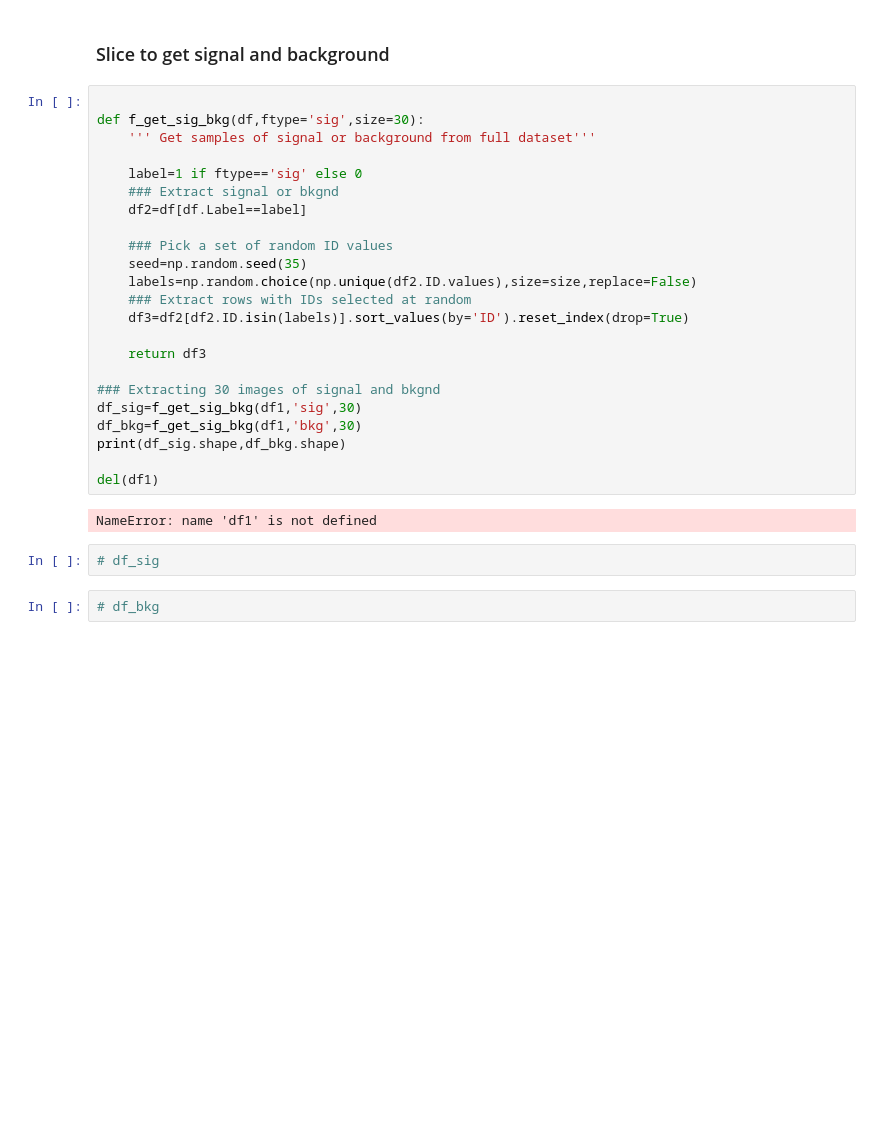
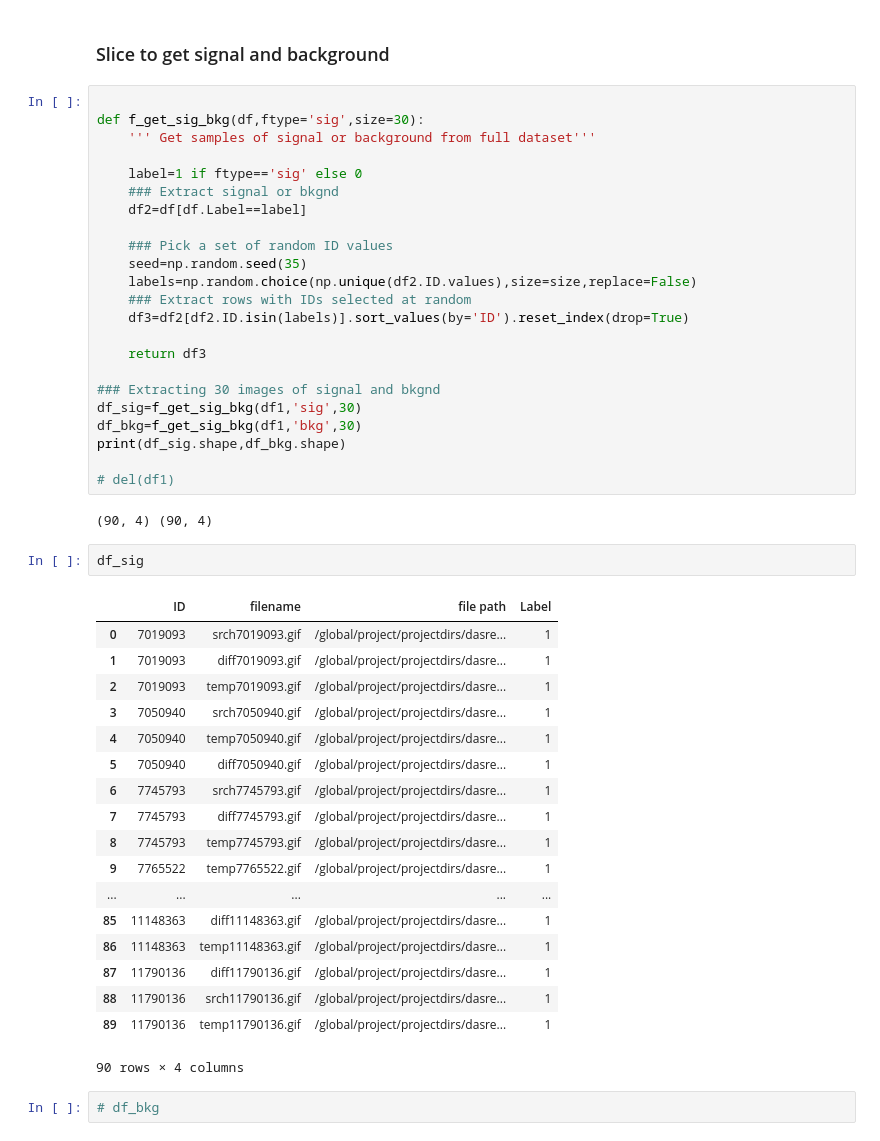
Before and after one commit to vmos1/cnn_supernova, a Jupyter notebook: 1_raw_data_visualization/1_view_images.ipynb, the cells around one changed output. Cells and saved outputs as stored; diff of their text form; blank space fills up the shorter version.

```diff
--- a/1_raw_data_visualization/1_view_images.ipynb
+++ b/1_raw_data_visualization/1_view_images.ipynb
@@ -50,11 +58,30 @@ df_sig=f_get_sig_bkg(df1,'sig',30)
 df_bkg=f_get_sig_bkg(df1,'bkg',30)
 print(df_sig.shape,df_bkg.shape)
 
-del(df1)
+# del(df1)
 # %% [output]
-NameError: name 'df1' is not defined
+(90, 4) (90, 4)
-# %%
-# df_sig
+# %%
+df_sig
+# %% [output]
+|  | ID | filename | file path | Label |
+| 0 | 7019093 | srch7019093.gif | /global/project/projectdirs/dasre... | 1 |
+| 1 | 7019093 | diff7019093.gif | /global/project/projectdirs/dasre... | 1 |
+| 2 | 7019093 | temp7019093.gif | /global/project/projectdirs/dasre... | 1 |
+| 3 | 7050940 | srch7050940.gif | /global/project/projectdirs/dasre... | 1 |
+| 4 | 7050940 | temp7050940.gif | /global/project/projectdirs/dasre... | 1 |
+| 5 | 7050940 | diff7050940.gif | /global/project/projectdirs/dasre... | 1 |
+| 6 | 7745793 | srch7745793.gif | /global/project/projectdirs/dasre... | 1 |
+| 7 | 7745793 | diff7745793.gif | /global/project/projectdirs/dasre... | 1 |
+| 8 | 7745793 | temp7745793.gif | /global/project/projectdirs/dasre... | 1 |
+| 9 | 7765522 | temp7765522.gif | /global/project/projectdirs/dasre... | 1 |
+| ... | ... | ... | ... | ... |
+| 85 | 11148363 | diff11148363.gif | /global/project/projectdirs/dasre... | 1 |
+| 86 | 11148363 | temp11148363.gif | /global/project/projectdirs/dasre... | 1 |
+| 87 | 11790136 | diff11790136.gif | /global/project/projectdirs/dasre... | 1 |
+| 88 | 11790136 | srch11790136.gif | /global/project/projectdirs/dasre... | 1 |
+| 89 | 11790136 | temp11790136.gif | /global/project/projectdirs/dasre... | 1 |
+90 rows × 4 columns
 # %%
 # df_bkg
 # %% [markdown]
```
Also changed, not shown: parts of 4 cells of this notebook, 12 other files.
